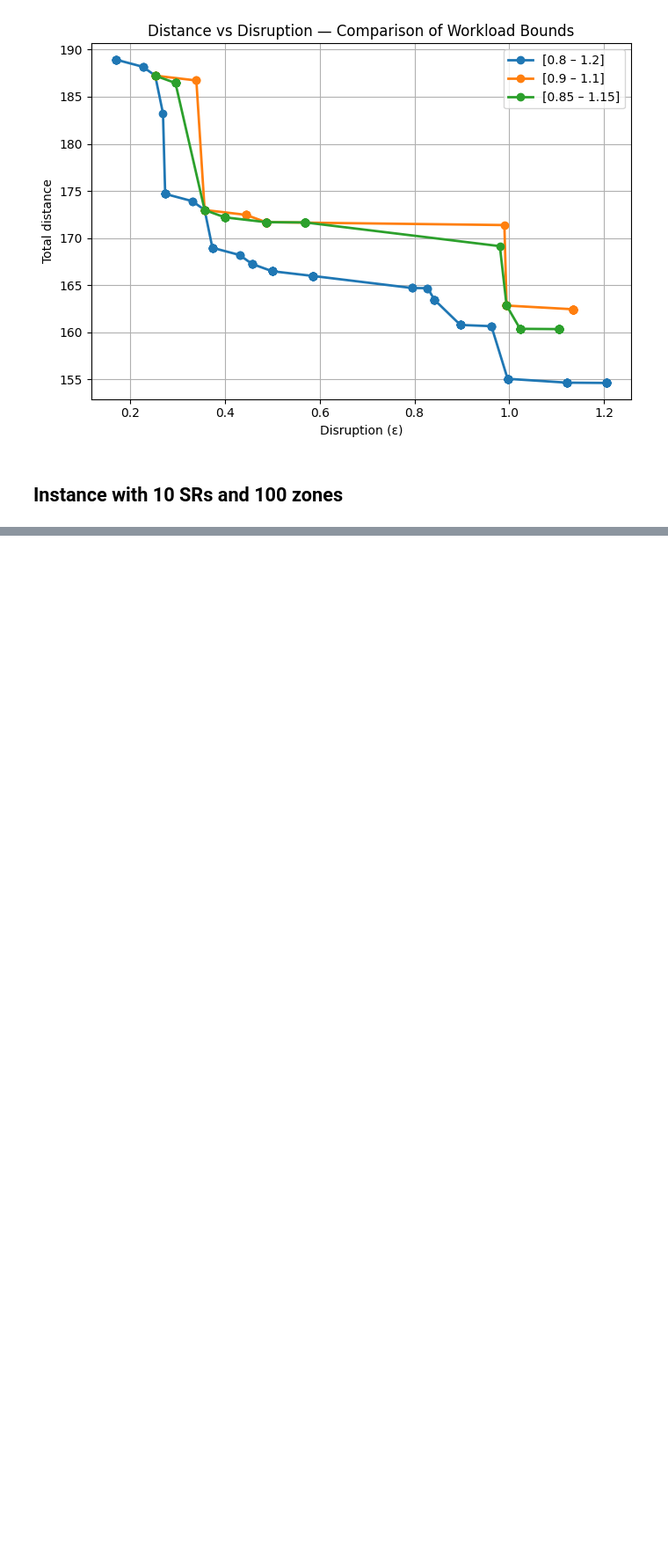
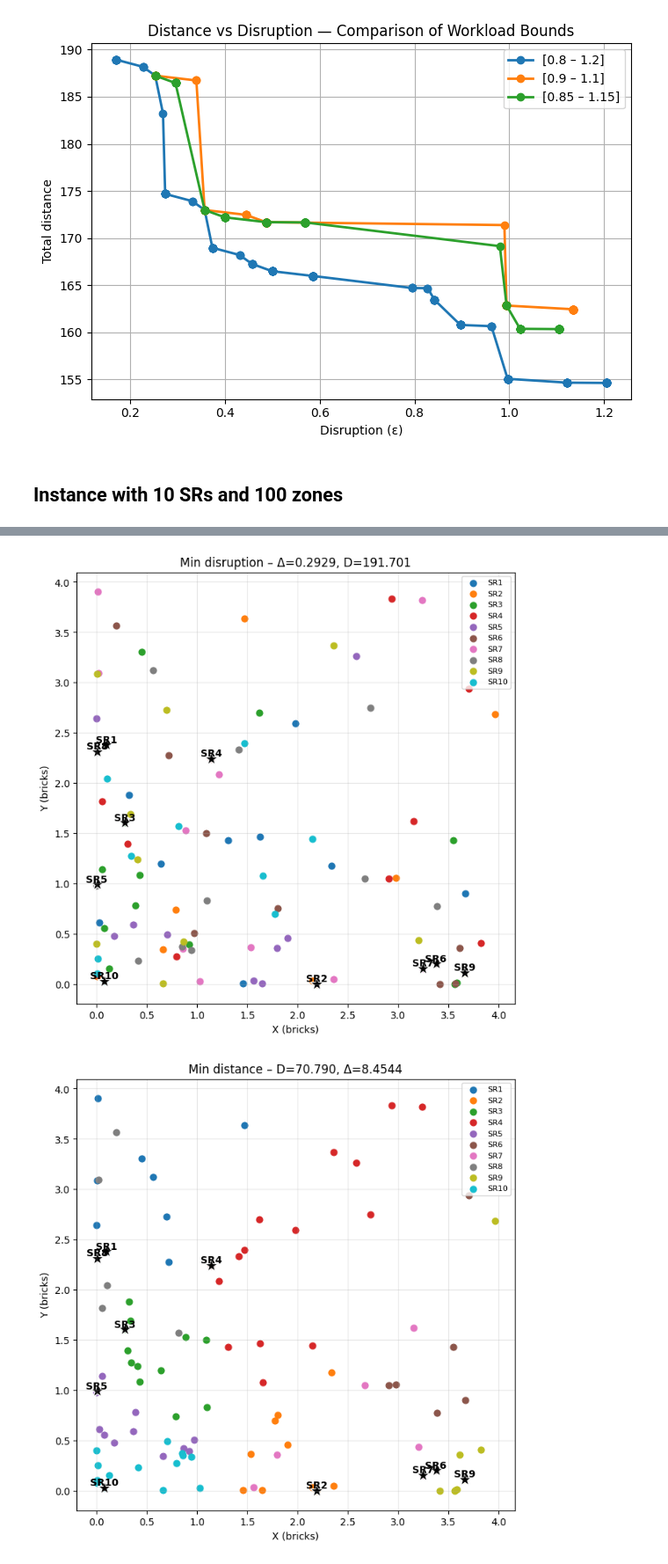
Before and after one commit to MathysBgh/Pfizer_Project, a Jupyter notebook: Pfizer_Step1.ipynb, the cells around one changed output, grey strips where cells are left out. Shown at 88% size. Drawn from its saved outputs; the diff is of its cells as text; code cells hidden in the pictures; blank space fills up the shorter version.

Commit message:
added maps graphs to vizualize decisions for step 1 and step 2

```diff
--- a/Pfizer_Step1.ipynb
+++ b/Pfizer_Step1.ipynb
@@ -596,0 +703,55 @@ plt.show()
+# %%
+def plot_assignment_map(title, assignment, x_coords, y_coords, Sales):
+    import matplotlib.pyplot as plt
+    plt.figure(figsize=(7, 7))
+    ax = plt.gca()
+
+    cmap = plt.cm.get_cmap('tab10', Sales)
+
+    # Bricks colorés selon le SR
+    for j in range(Sales):
+        mask = (assignment == j)
+        if not np.any(mask):
+            continue
+        plt.scatter(
+            x_coords[mask],
+            y_coords[mask],
+            s=40,
+            color=cmap(j),
+            label=f"SR{j+1}"
+        )
+
+    # Centres des SRs (ici on suppose centre = brick j)
+    for j in range(Sales):
+        cx, cy = x_coords[j], y_coords[j]
+        plt.scatter(cx, cy, marker="*", s=200, color="black", edgecolor="white")
+        plt.text(cx, cy, f"SR{j+1}", fontsize=10, ha="center", va="bottom", fontweight="bold")
+
+    ax.set_aspect("equal", "box")
+    plt.title(title)
+    plt.xlabel("X (bricks)")
+    plt.ylabel("Y (bricks)")
+    plt.grid(True, alpha=0.3)
+    plt.legend(loc="best", fontsize=8)
+    plt.tight_layout()
+    plt.show()
+
+
+plot_assignment_map(
+    title=f"Min disruption – Δ={disruption_min:.4f}, D={distance_at_disruption_min:.3f}",
+    assignment=assign_disruption,
+    x_coords=x_Brics,
+    y_coords=Y_Brics,
+    Sales=Sales
+)
+
+plot_assignment_map(
+    title=f"Min distance – D={distance_min:.3f}, Δ={disruption_at_distance_min:.4f}",
+    assignment=assign_distance,
+    x_coords=x_Brics,
+    y_coords=Y_Brics,
+    Sales=Sales
+)
+# %% [output]
+[figure, added]
+[figure, added]
```
Also changed, not shown: parts of 4 cells of this notebook, 1 other file.
